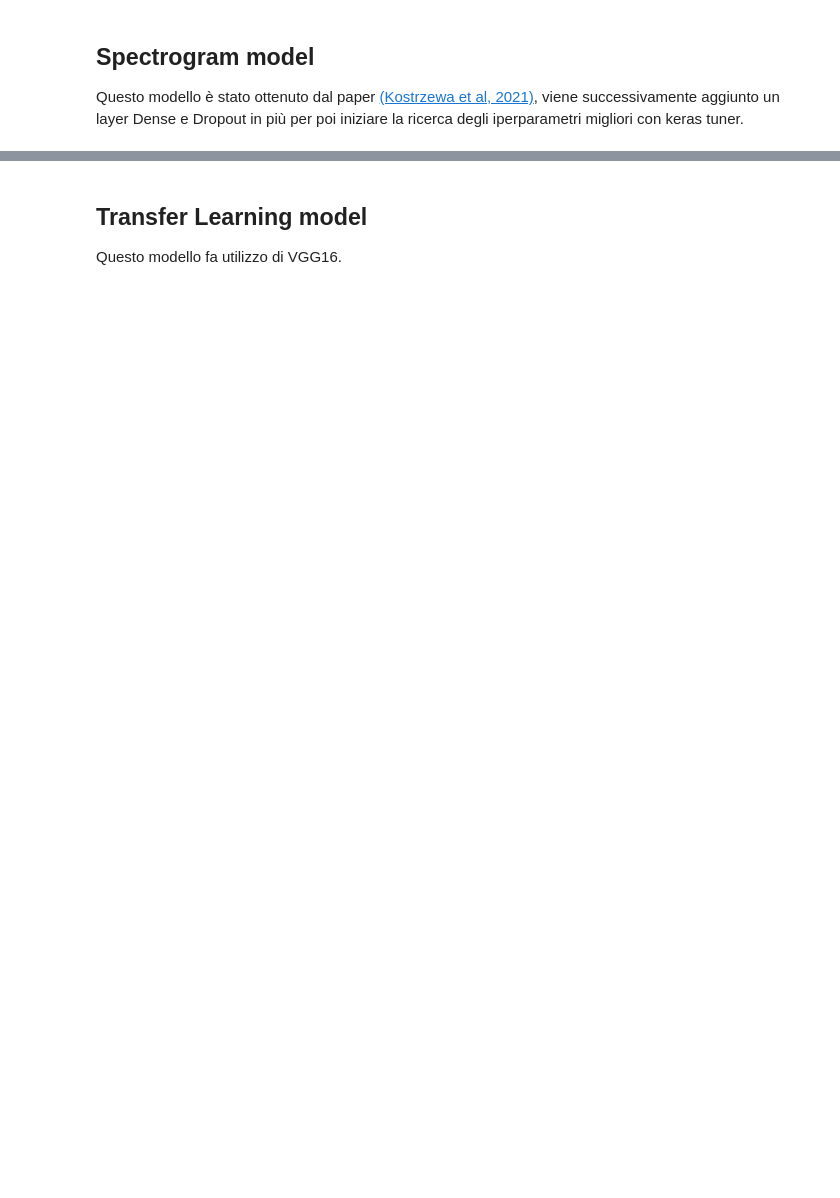
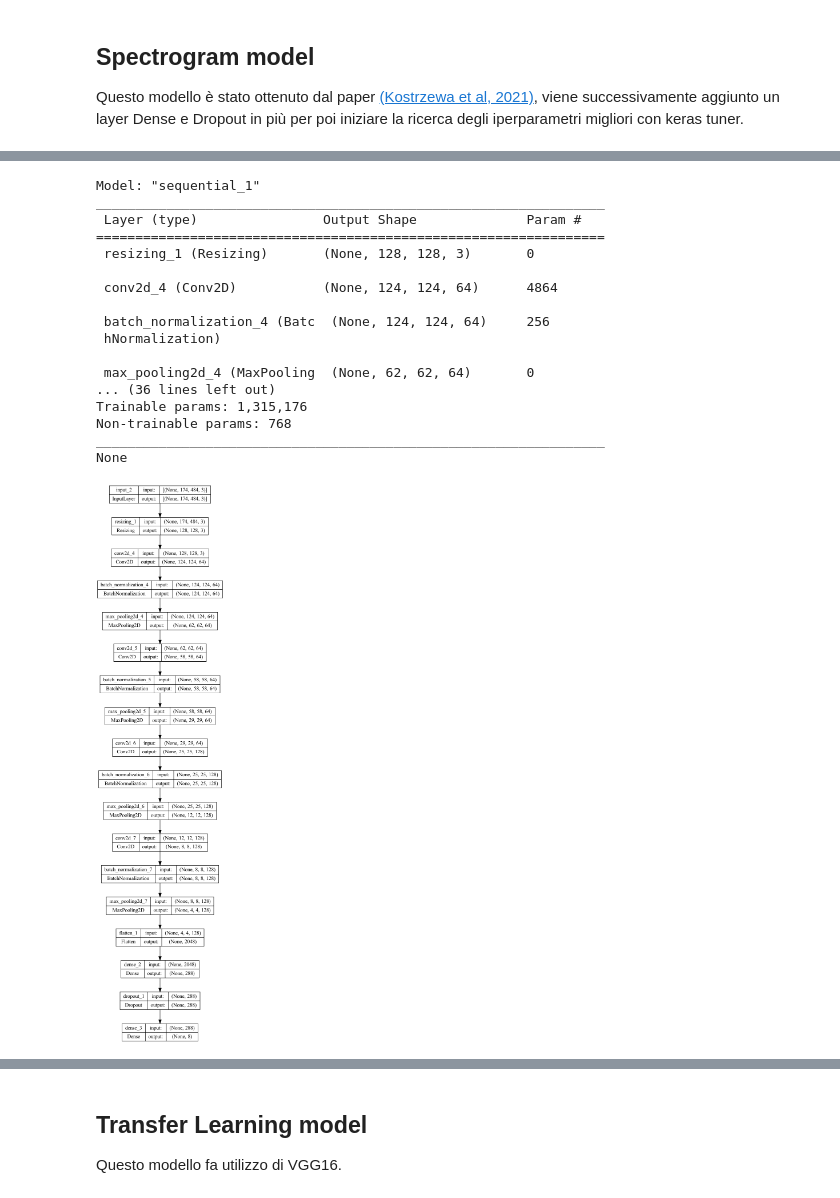
Before and after one commit to ThetaRangers/ML, a Jupyter notebook: mgrr.ipynb, the cells around one changed output, grey strips where cells are left out. Drawn from its saved outputs; the diff is of its cells as text; code cells hidden in the pictures; blank space fills up the shorter version.

Commit message:
Added Transfer learning ad multi-input model

```diff
--- a/mgrr.ipynb
+++ b/mgrr.ipynb
@@ -691,7 +775,7 @@ filtered_tracks = tracks_df.xs('track', level=0, axis=1)['genre_top'].loc[track_
 ## Spectrogram model
 Questo modello è stato ottenuto dal paper [(Kostrzewa et al, 2021)](https://www.iccs-meeting.org/archive/iccs2021/papers/127420059.pdf), viene successivamente aggiunto un layer Dense e Dropout in più per poi iniziare la ricerca degli iperparametri migliori con keras tuner.
 # %%
-def model2hp(hp):
+def model_spectrogram(hp):
     md = keras.Sequential()
     md.add(keras.Input(shape=(174, 484, 3)))
     hp_size = hp.Int('size', min_value=128, max_value=512, step=128)
@@ -714,14 +798,14 @@ def model2hp(hp):
     md.add(layers.MaxPooling2D(pool_size=(2, 2)))
 
     md.add(layers.Flatten())
-    hp_units1 = hp.Int('units', min_value=32, max_value=512, step=32)
+    hp_units1 = hp.Int('units', min_value=32, max_value=288, step=128)
     md.add(layers.Dense(hp_units1, activation='relu'))
 
-    hp_dropout1 = hp.Float('dropout1', min_value=0.1, max_value=0.9, step=0.1)
+    hp_dropout1 = hp.Float('dropout1', min_value=0.1, max_value=0.9, step=0.3)
     md.add(layers.Dropout(hp_dropout1))
     md.add(layers.Dense(8, activation="softmax"))
 
-    hp_learning_rate = hp.Choice('learning_rate', values=[1e-2, 1e-3, 1e-4])
+    hp_learning_rate = hp.Choice('learning_rate', values=[1e-2, 1e-4])
 
     md.compile(optimizer=keras.optimizers.Adam(learning_rate=hp_learning_rate),
                 loss='sparse_categorical_crossentropy',
@@ -729,15 +813,15 @@ def model2hp(hp):
 
     return md
 
-tuner = kt.Hyperband(model2hp,
+tuner = kt.Hyperband(model_spectrogram,
                      objective='val_accuracy',
                      max_epochs=100,
                      factor=3,
-                     directory='my_dir_2',
-                     project_name='intro_to_kt')
+                     directory='models/model_spectrogram',
+                     project_name='mgrr')
 
 stop_early = tf.keras.callbacks.EarlyStopping(monitor='val_loss', patience=5)
-tuner.search(validationgen, validation_data=validationgen, epochs=50, callbacks=[stop_early])
+tuner.search(traingen, validation_data=validationgen, epochs=20, callbacks=[stop_early])
 
 # Get the optimal hyperparameters
 best_hps=tuner.get_best_hyperparameters(num_trials=1)[0]
@@ -748,7 +832,3 @@ Dropout:{best_hps.get('dropout1')}
 Learning Rate: {best_hps.get('learning_rate')}
 Size: {best_hps.get('size')}
 """)
-
-model_spec = tuner.hypermodel.build(best_hps)
-print(model_spec.summary())
-keras.utils.plot_model(model_spec, show_shapes=True)
@@ -754,0 +847,23 @@ keras.utils.plot_model(model_spec, show_shapes=True)
+# %%
+model_cnn = tuner.hypermodel.build(best_hps)
+print(model_cnn.summary())
+keras.utils.plot_model(model_cnn, show_shapes=True)
+# %% [output]
+Model: "sequential_1"
+_________________________________________________________________
+ Layer (type)                Output Shape              Param #
+=================================================================
+ resizing_1 (Resizing)       (None, 128, 128, 3)       0
+
+ conv2d_4 (Conv2D)           (None, 124, 124, 64)      4864
+
+ batch_normalization_4 (Batc  (None, 124, 124, 64)     256
+ hNormalization)
+
+ max_pooling2d_4 (MaxPooling  (None, 62, 62, 64)       0
+... (36 lines left out)
+Trainable params: 1,315,176
+Non-trainable params: 768
+_________________________________________________________________
+None
+[figure, added]
```
Also changed, not shown: parts of 47 cells of this notebook, 2 other files.
